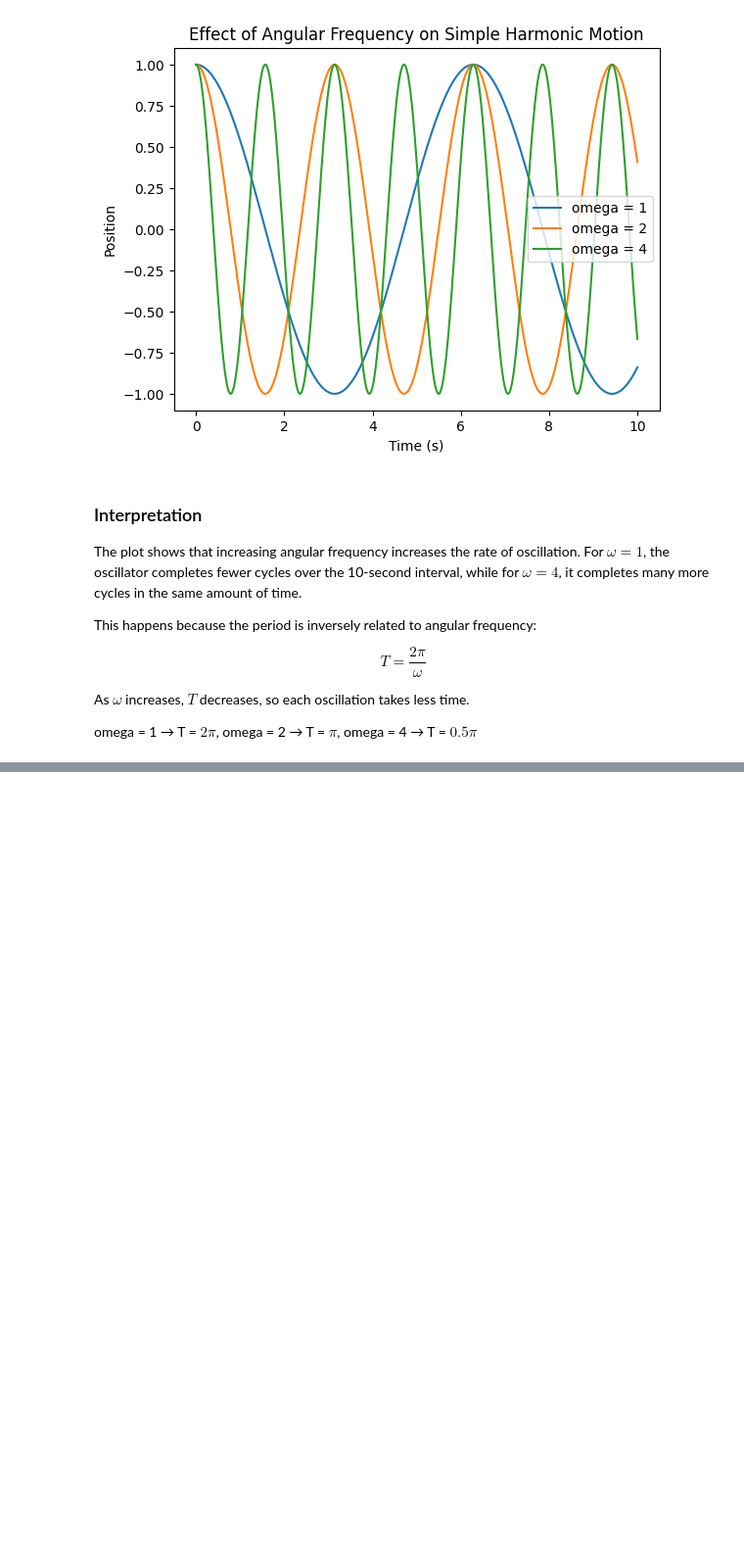
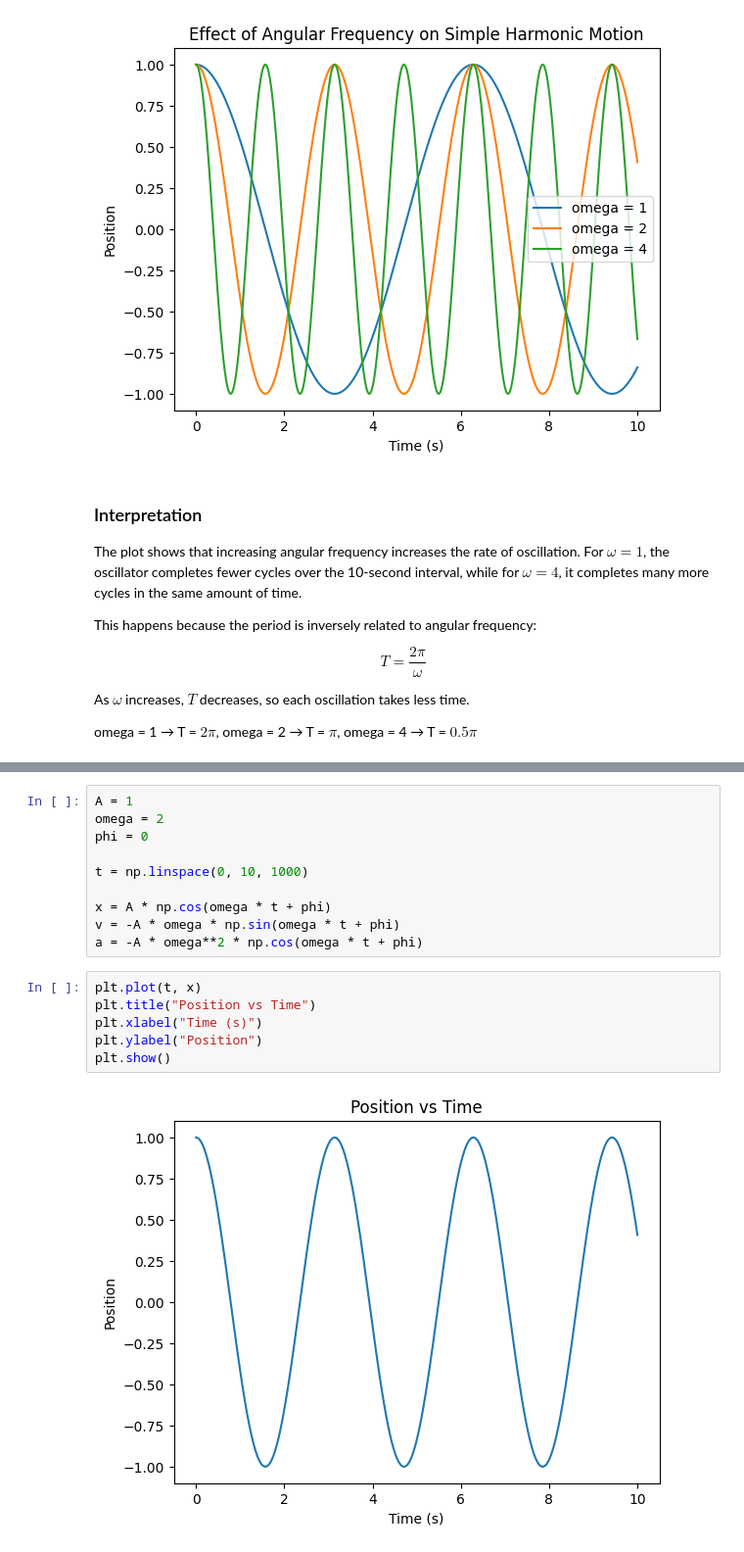
Before and after one commit to stara8525/Tcreations, a Jupyter notebook: shm-modelling-project/Notebooks/01_shm_simulation.ipynb, the cells around one changed output, grey strips where cells are left out. Shown at 98% size. Drawn from its saved outputs; the diff is of its cells as text; blank space fills up the shorter version.

```diff
--- a/shm-modelling-project/Notebooks/01_shm_simulation.ipynb
+++ b/shm-modelling-project/Notebooks/01_shm_simulation.ipynb
@@ -72,0 +91,18 @@ omega = 4 → T = $0.5\pi$
+# %%
+A = 1
+omega = 2
+phi = 0
+
+t = np.linspace(0, 10, 1000)
+
+x = A * np.cos(omega * t + phi)
+v = -A * omega * np.sin(omega * t + phi)
+a = -A * omega**2 * np.cos(omega * t + phi)
+# %%
+plt.plot(t, x)
+plt.title("Position vs Time")
+plt.xlabel("Time (s)")
+plt.ylabel("Position")
+plt.show()
+# %% [output]
+[figure, added]
```
Also changed, not shown: parts of 31 cells of this notebook, 4 other files.
